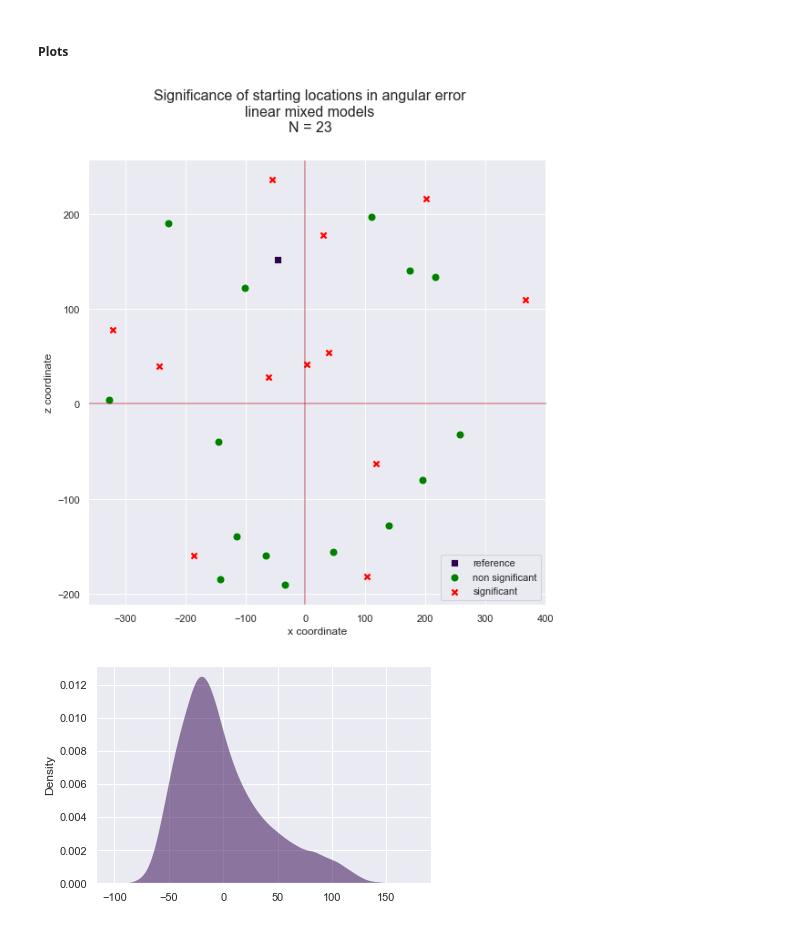
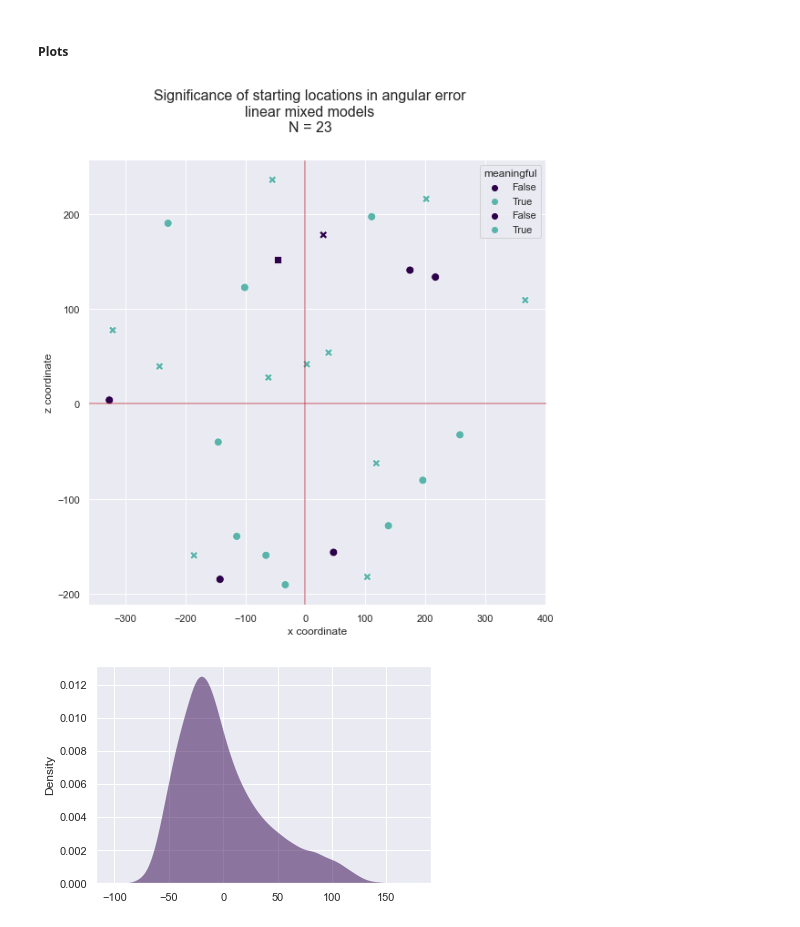
Before and after one commit to nora-maleki/humanA-pointing-task-analysis, a Jupyter notebook: analyses/01_main/03_analysis.ipynb, the cells around one changed output. Saved outputs shown, nothing was run; the diff lists cells and outputs as text; code cells hidden in the pictures.

Commit message:
added meaningfulness of the starting lcoations to the data

```diff
--- a/analyses/01_main/03_analysis.ipynb
+++ b/analyses/01_main/03_analysis.ipynb
@@ -798,9 +810,9 @@ sig = [2, 5, 7, 9, 25, 29, 30, 35, 38, 52, 54, 58]
 # %%
 fig, _ = plt.subplots(figsize=(9,9))
 
-ref_df = df_cleaned.query('starting_loc_id == @reference_loc_id_angle')[['starting_loc_x', 'starting_loc_z']].drop_duplicates(keep='first')
-non_sig_coord = df_cleaned.query('starting_loc_id in @non_sig')[['starting_loc_x', 'starting_loc_z']].drop_duplicates(keep='first')
-sig_coord = df_cleaned.query('starting_loc_id in @sig')[['starting_loc_x', 'starting_loc_z']].drop_duplicates(keep='first')
+ref_df = df_cleaned.query('starting_loc_id == @reference_loc_id_angle')[['starting_loc_x', 'starting_loc_z', 'meaningful']].drop_duplicates(keep='first')
+non_sig_coord = df_cleaned.query('starting_loc_id in @non_sig')[['starting_loc_x', 'starting_loc_z', 'meaningful']].drop_duplicates(keep='first')
+sig_coord = df_cleaned.query('starting_loc_id in @sig')[['starting_loc_x', 'starting_loc_z', 'meaningful']].drop_duplicates(keep='first')
 
 sns.scatterplot(
     data=ref_df,
@@ -808,39 +820,41 @@ sns.scatterplot(
     y='starting_loc_z',
     s=80,
     marker='s',
-    label='reference',
+    # label='reference',
 ).set(xlabel='x coordinate', ylabel='z coordinate')
 
 sns.scatterplot(
     data=non_sig_coord,
     x='starting_loc_x',
     y='starting_loc_z',
+    hue='meaningful',
     s=80,
-    c=['green'],
+    # c=['green'],
     marker='o',
-    label='non significant',
+    # label='non significant',
 )
 
 sns.scatterplot(
     data=sig_coord,
     x='starting_loc_x',
     y='starting_loc_z',
+    hue='meaningful',
     s=80,
-    c=['red'],
+    # c=['red'],
     marker='X',
-    label='significant',
+    # label='significant',
 )
 
 
 plt.suptitle(t=f"Significance of starting locations in angular error\nlinear mixed models\nN = {N}", size=16, y=1)
 plt.axvline(x=0, color=colorblind_palette[2], alpha=.5)
 plt.axhline(y=0, color=colorblind_palette[2], alpha=.5)
 
-plt.legend(loc='lower right')
+# plt.legend(loc='lower right')
 
 fig.savefig(f'{PLOT_PATH}/significance_starting_locations_angular_error_{N}.png', bbox_inches='tight', dpi=90)
 
 plt.show()
 # %% [output]
-[figure, old version]
+[figure, new version]
 # %%
```
Also changed, not shown: parts of 11 cells of this notebook, 1 other file.
